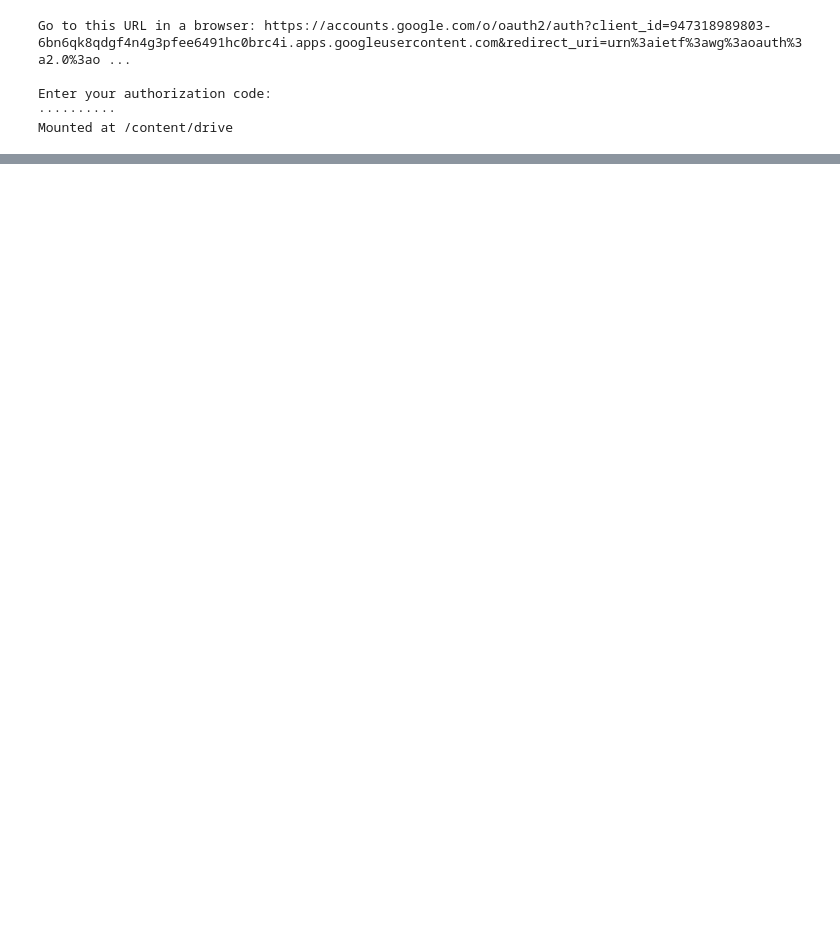
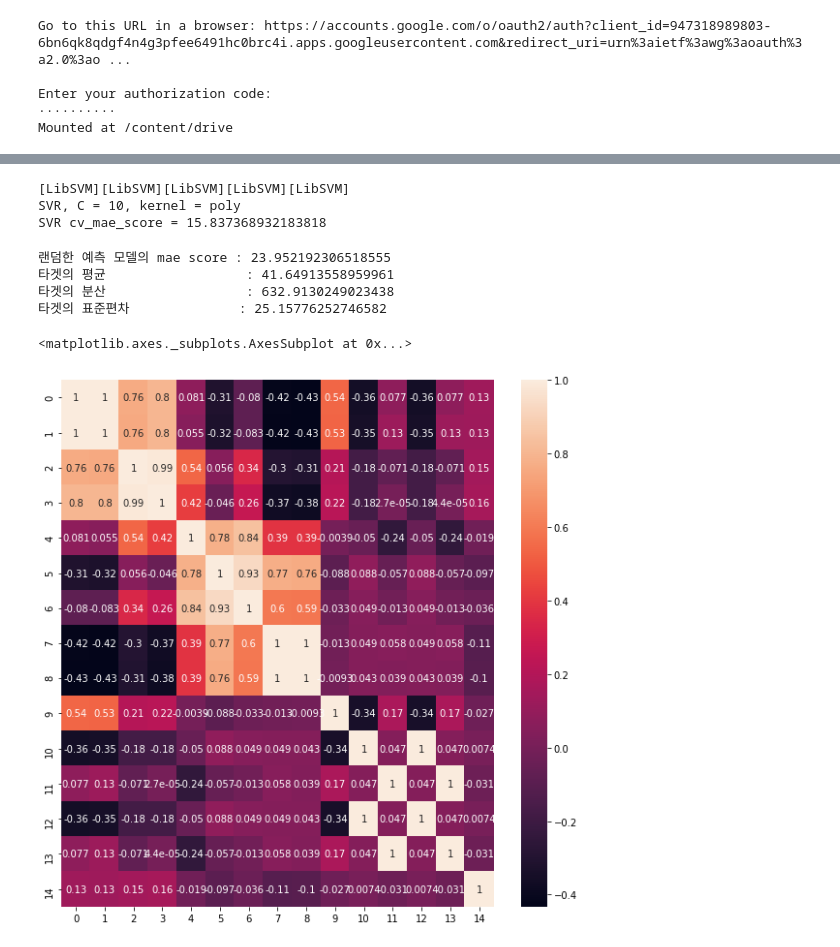
Before and after one commit to deagwon97/machine-learning-and-practice-report, a Jupyter notebook: Dacon_satellite_dist.ipynb, the cells around one changed output, grey strips where cells are left out. Drawn from its saved outputs; the diff is of its cells as text; code cells hidden in the pictures; blank space fills up the shorter version.

```diff
--- a/Dacon_satellite_dist.ipynb
+++ b/Dacon_satellite_dist.ipynb
@@ -493,0 +360,21 @@ for i in range(9):
+# %%
+# best parameter 적용
+from sklearn.model_selection import KFold
+
+kf = KFold(n_splits=5)
+scores = []
+for train_index, test_index in kf.split(X_train):
+    svr = SVR(C = grid_svr.best_params_['C'],
+              kernel = grid_svr.best_params_['kernel'],
+              verbose = True)
+    svr.fit(X_train[train_index], y_train[train_index])
+    pred = svr.predict(X_train[test_index])
+    scores.append(mae(y_train[test_index], pred))
+
+SVR_cv_mae = np.mean(scores)
+print('\nSVR, C = {0}, kernel = {1}'.format(grid_svr.best_params_['C'], grid_svr.best_params_['kernel']))
+print(f'SVR cv_mae_score = {SVR_cv_mae}\n')
+# %% [output]
+[LibSVM][LibSVM][LibSVM][LibSVM][LibSVM]
+SVR, C = 10, kernel = poly
+SVR cv_mae_score = 15.837368932183818
@@ -493,0 +384,17 @@ for i in range(9):
+# %%
+print(f'랜덤한 예측 모델의 mae score : {mae(train_shuffle[:,-1], train[:,-1])}')
+print(f'타겟의 평균                  : {np.mean(train[:,-1])}')
+print(f'타겟의 분산                  : {np.var(train[:,-1])}')
+print(f'타겟의 표준편차              : {np.std(train[:,-1])}')
+# %% [output]
+랜덤한 예측 모델의 mae score : 23.952192306518555
+타겟의 평균                  : 41.64913558959961
+타겟의 분산                  : 632.9130249023438
+타겟의 표준편차              : 25.15776252746582
+# %%
+plt.figure(figsize = (10,10))
+train_df = pd.DataFrame(train)
+sns.heatmap(train_df.corr(), annot = True)
+# %% [output]
+<matplotlib.axes._subplots.AxesSubplot at 0x...>
+[figure, added]
```
Also changed, not shown: parts of 104 cells of this notebook.
